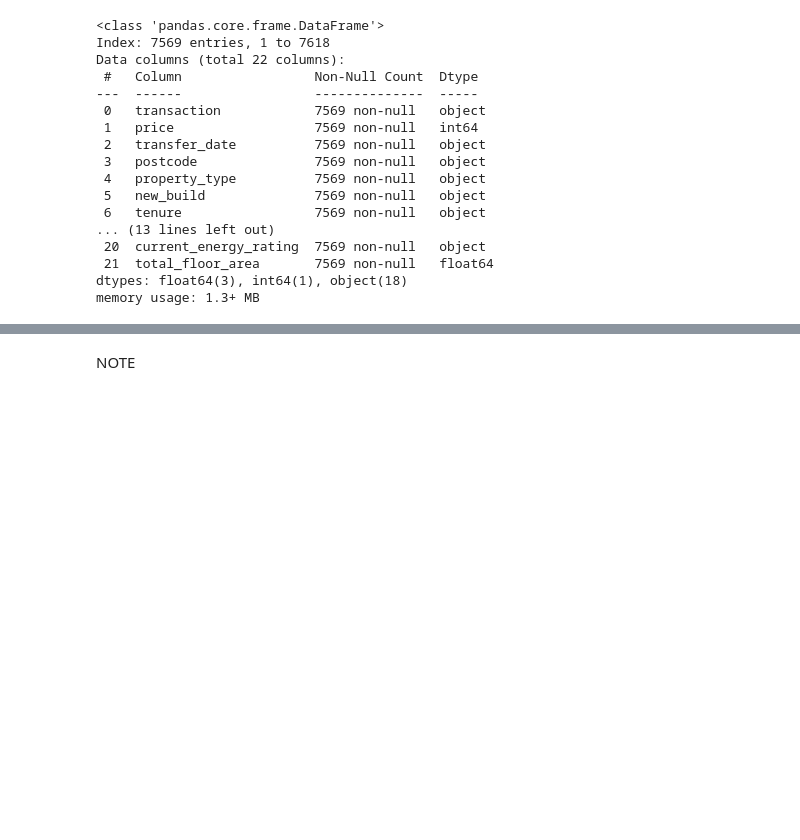
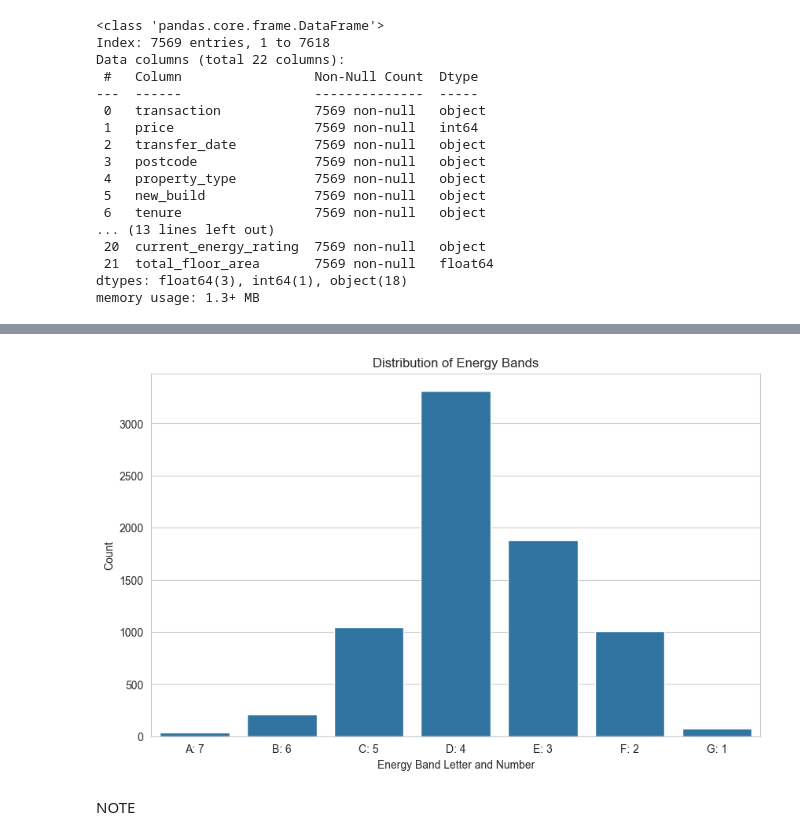
Before and after one commit to maleeper/Midlands_House_Prices, a Jupyter notebook: jupyter_notebooks/06 Data Cleaning and Feature Engineering.ipynb, the cells around one changed output, grey strips where cells are left out. Saved outputs shown, nothing was run; the diff lists cells and outputs as text; code cells hidden in the pictures; blank space fills up the shorter version.

```diff
--- a/jupyter_notebooks/06 Data Cleaning and Feature Engineering.ipynb
+++ b/jupyter_notebooks/06 Data Cleaning and Feature Engineering.ipynb
@@ -212,5 +233,30 @@ profile.to_file("../reports/data_profiling_report.html")
 # %%
-# check for outliers
+# create an outcode feature from the postcode column, this may be a useful geographic feature
+df['outcode'] = df['postcode'].str.extract(r'^([A-Z]{1,2}\d{1,2}[A-Z]?)')
+df['outcode'] = df['outcode'].str.strip()
+# %%
+# Energy band A is best, G is worst
+# create a new numeric feature energy_band_num where A=7, B=6, C=5, D=4, E=3, F=2, G=1
+df['energy_band_num'] = df['current_energy_rating'].map({
+    'A': 7,
+    'B': 6,
+    'C': 5,
+    'D': 4,
+    'E': 3,
+    'F': 2,
+    'G': 1
+ })
+
+# plot the distribution of energy_band_num
+plt.figure(figsize=(10, 6))
+sns.countplot(data=df, x='energy_band_num')
+plt.title('Distribution of Energy Bands')
+plt.xlabel('Energy Band Letter and Number')
+plt.ylabel('Count')
+plt.xticks(ticks=range(7), labels=['A: 7', 'B: 6', 'C: 5', 'D: 4', 'E: 3', 'F: 2', 'G: 1'])
+plt.show()
+# %% [output]
+[figure, added]
 # %% [markdown]
 NOTE
 # %% [markdown]
```
Also changed, not shown: parts of 1 cell of this notebook.
